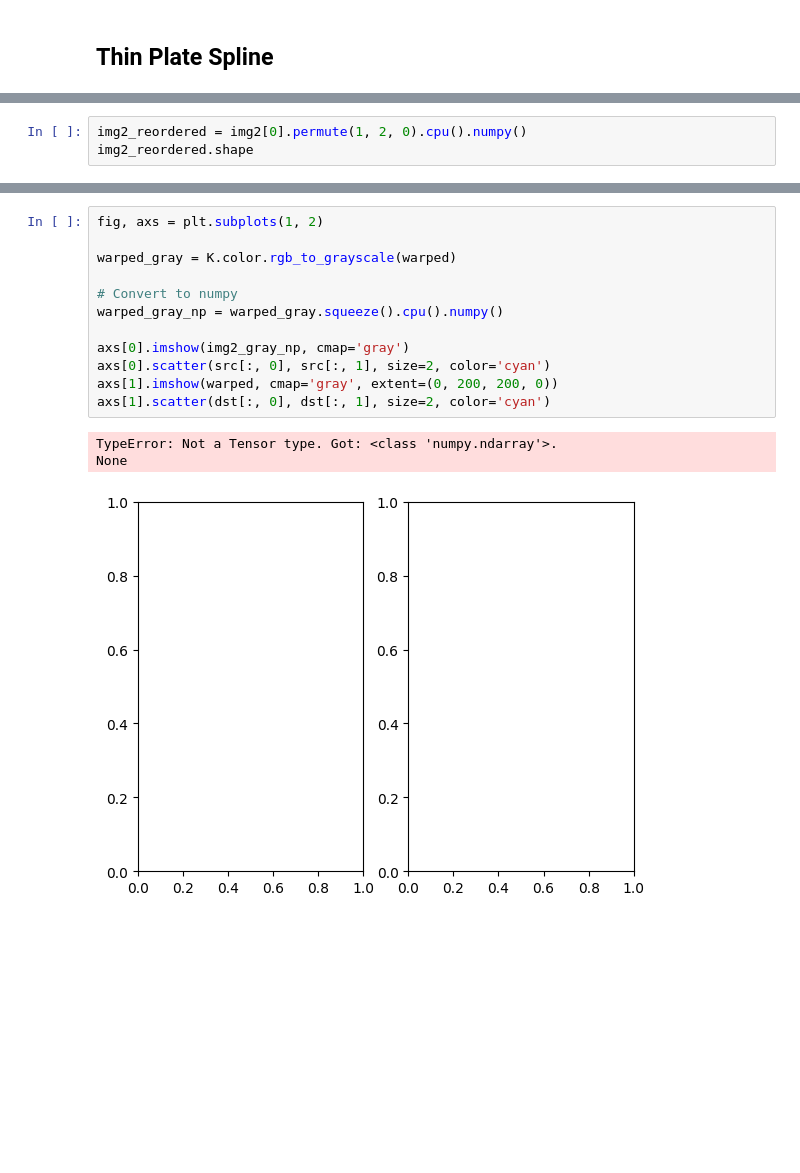
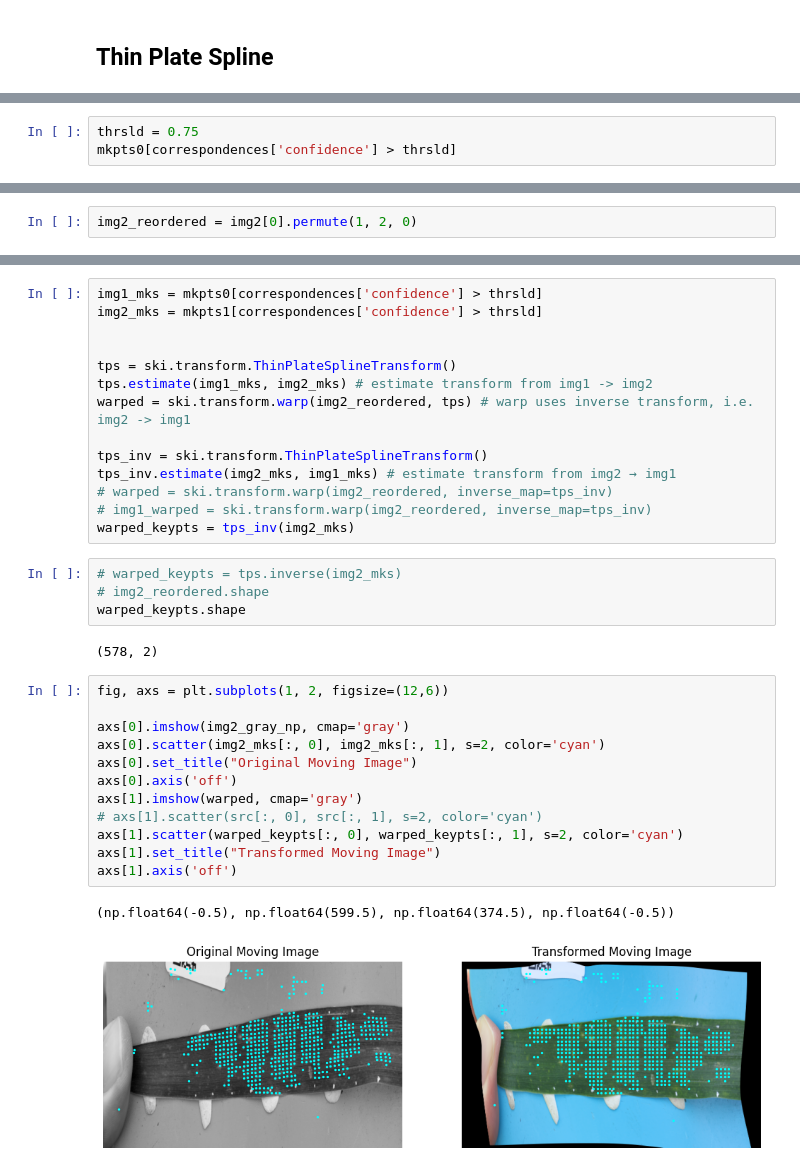
Before and after one commit to eboesch/LeafAlignment, a Jupyter notebook: LoFTR_Test.ipynb, the cells around one changed output, grey strips where cells are left out. Drawn from its saved outputs; the diff is of its cells as text; blank space fills up the shorter version.

```diff
--- a/LoFTR_Test.ipynb
+++ b/LoFTR_Test.ipynb
@@ -183,0 +203,3 @@ torch.Size([1, 3, 375, 600])
+# %%
+thrsld = 0.75
+mkpts0[correspondences['confidence'] > thrsld]
@@ -184,3 +214,2 @@ torch.Size([1, 3, 375, 600])
 # %%
-img2_reordered = img2[0].permute(1, 2, 0).cpu().numpy()
-img2_reordered.shape
+img2_reordered = img2[0].permute(1, 2, 0)
@@ -211,16 +216,35 @@ plt.imshow(np.transpose(warped, (1, 2, 0)))
+# %%
+img1_mks = mkpts0[correspondences['confidence'] > thrsld]
+img2_mks = mkpts1[correspondences['confidence'] > thrsld]
+
+
+tps = ski.transform.ThinPlateSplineTransform()
+tps.estimate(img1_mks, img2_mks) # estimate transform from img1 -> img2
+warped = ski.transform.warp(img2_reordered, tps) # warp uses inverse transform, i.e. img2 -> img1
+
+tps_inv = ski.transform.ThinPlateSplineTransform()
+tps_inv.estimate(img2_mks, img1_mks) # estimate transform from img2 → img1
+# warped = ski.transform.warp(img2_reordered, inverse_map=tps_inv)
+# img1_warped = ski.transform.warp(img2_reordered, inverse_map=tps_inv)
+warped_keypts = tps_inv(img2_mks)
+# %%
+# warped_keypts = tps.inverse(img2_mks)
+# img2_reordered.shape
+warped_keypts.shape
+# %% [output]
+(578, 2)
 # %%
-fig, axs = plt.subplots(1, 2)
-
-warped_gray = K.color.rgb_to_grayscale(warped)
-
-# Convert to numpy
-warped_gray_np = warped_gray.squeeze().cpu().numpy()
+fig, axs = plt.subplots(1, 2, figsize=(12,6))
 
 axs[0].imshow(img2_gray_np, cmap='gray')
-axs[0].scatter(src[:, 0], src[:, 1], size=2, color='cyan')
-axs[1].imshow(warped, cmap='gray', extent=(0, 200, 200, 0))
-axs[1].scatter(dst[:, 0], dst[:, 1], size=2, color='cyan')
+axs[0].scatter(img2_mks[:, 0], img2_mks[:, 1], s=2, color='cyan')
+axs[0].set_title("Original Moving Image")
+axs[0].axis('off')
+axs[1].imshow(warped, cmap='gray')
+# axs[1].scatter(src[:, 0], src[:, 1], s=2, color='cyan')
+axs[1].scatter(warped_keypts[:, 0], warped_keypts[:, 1], s=2, color='cyan')
+axs[1].set_title("Transformed Moving Image")
+axs[1].axis('off')
 # %% [output]
-TypeError: Not a Tensor type. Got: <class 'numpy.ndarray'>.
-None
+(np.float64(-0.5), np.float64(599.5), np.float64(374.5), np.float64(-0.5))
-[figure, old version]
+[figure, new version]
```
Also changed, not shown: parts of 18 cells of this notebook.
